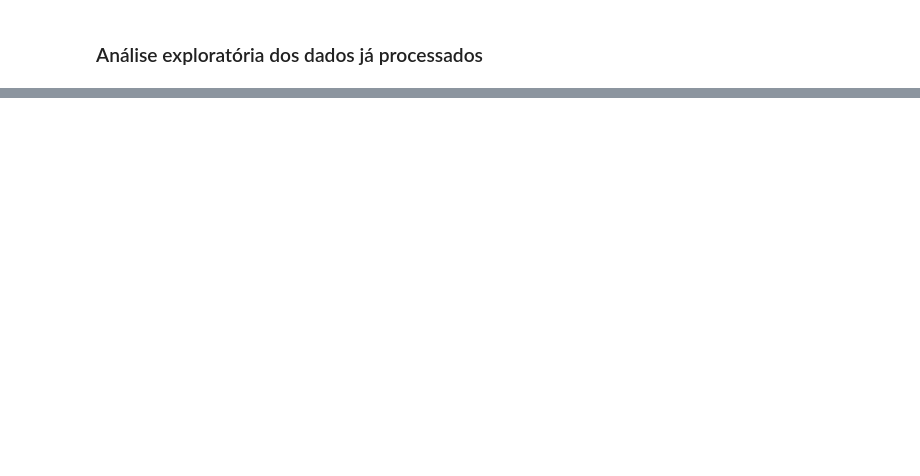
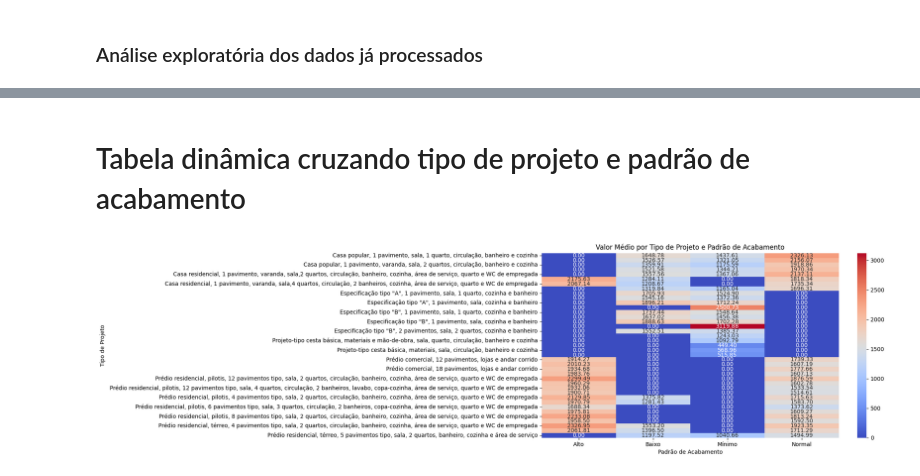
Before and after one commit to Imbob-Plataform/Sinapi-analysis, a Jupyter notebook: notebooks/02_analise_exploratoria.ipynb, the cells around one changed output, grey strips where cells are left out. Saved outputs shown, nothing was run; the diff lists cells and outputs as text; code cells hidden in the pictures; blank space fills up the shorter version.

```diff
--- a/notebooks/02_analise_exploratoria.ipynb
+++ b/notebooks/02_analise_exploratoria.ipynb
@@ -42,0 +139,17 @@ memory usage: 921.4+ KB
+# %% [markdown]
+# Tabela dinâmica cruzando tipo de projeto e padrão de acabamento
+# %%
+pivot = df.pivot_table(values='valor',
+                     index='tipo_de_projeto',
+                     columns='padrao_de_acabamento',
+                     aggfunc='mean')
+
+# Heatmap
+plt.figure(figsize=(12, 6))
+sns.heatmap(pivot, annot=True, fmt=".2f", cmap='coolwarm')
+plt.title('Valor Médio por Tipo de Projeto e Padrão de Acabamento')
+plt.ylabel('Tipo de Projeto')
+plt.xlabel('Padrão de Acabamento')
+plt.show()
+# %% [output]
+[figure, added]
```
Also changed, not shown: parts of 13 cells of this notebook, 4 other files.
